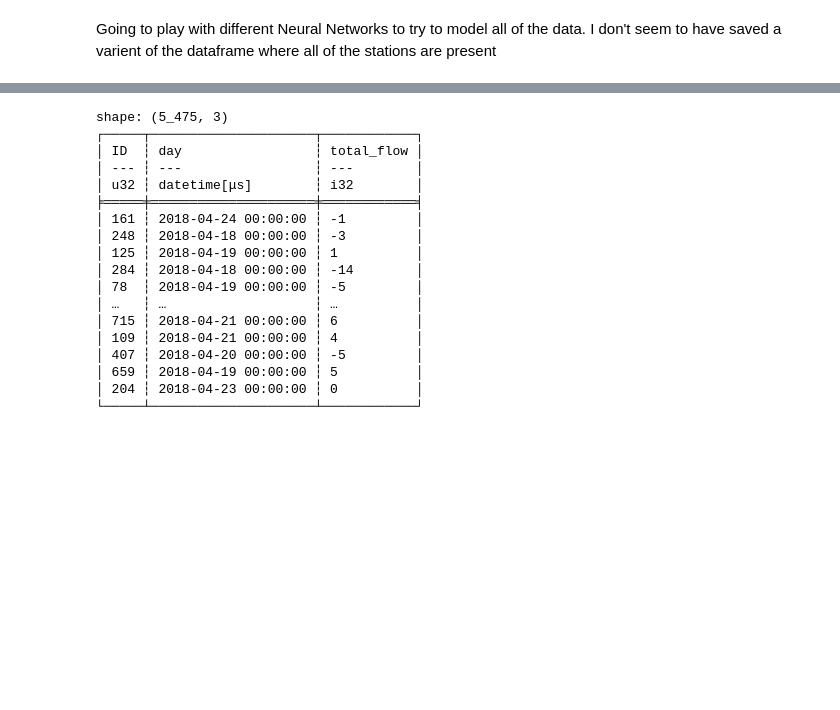
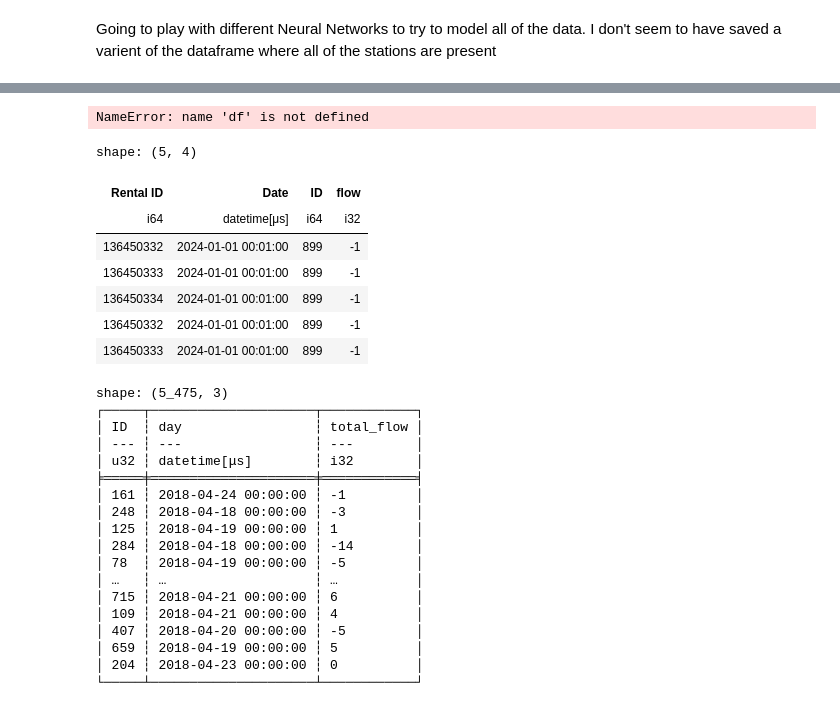
Before and after one commit to orenjhargreaves/TFL_bikes, a Jupyter notebook: Neural_network.ipynb, the cells around one changed output, grey strips where cells are left out. Saved outputs shown, nothing was run; the diff lists cells and outputs as text; code cells hidden in the pictures; blank space fills up the shorter version.

Commit message:
generated flows df for each year and saved as pickel

```diff
--- a/Neural_network.ipynb
+++ b/Neural_network.ipynb
@@ -73,12 +129,0 @@ if CSVs_to_df:
-# %%
-pickle_dir = "pickle/CSV_data_df"
-if CSVs_to_df:
-    # save to pickle
-    with open(pickle_dir, 'wb') as f:
-        pickle.dump(merged_df, f)
-else:
-    #load from pickle
-    with open(pickle_dir, 'rb') as f:
-        df = pickle.load(f)
-
-df.head()
@@ -143,7 +129,0 @@ shape: (5, 5)
-# %%
-df_start = df_brief["Rental ID", "Start Date", "Start_ID"].rename({"Start Date": "Date", "Start_ID": "ID"}).with_columns(pl.lit(-1).alias("flow"))
-
-df_end = df_brief["Rental ID", "End Date", "End_ID"].rename({"End Date": "Date", "End_ID": "ID"}).with_columns(pl.lit(1).alias("flow"))
-
-df_flows = pl.concat([df_start, df_end]).sort("Date")
-df_flows.head(50)
@@ -198,3 +215,39 @@ shape: (9, 5)
+# %%
+df.head()
+# %% [output]
+NameError: name 'df' is not defined
+# %%
+# Generate yearly flows
+generate_yearly_flows = True
+flows_pickle_path = "pickle/flows"
+
+if generate_yearly_flows:
+
+
+    for year in tqdm(year_files.keys()):
+        #load from pickle
+        pickle_dir = f"{pickle_path}/CSV_to_df_{year}"
+        with open(pickle_dir, 'rb') as f:
+            df = pickle.load(f)
+
+        df = df.join(mapping_df.rename({"Station Name": "Start Station Name", "ID": "Start ID"}), on="Start Station Name", how="left")
+        df = df.join(mapping_df.rename({"Station Name": "End Station Name", "ID": "End ID"}), on="End Station Name", how="left")
+
+        df_start = df["Rental ID", "Start Date", "Start ID"].rename({"Start Date": "Date", "Start ID": "ID"}).with_columns(pl.lit(-1).alias("flow"))
+        df_end = df["Rental ID", "End Date", "End ID"].rename({"End Date": "Date", "End ID": "ID"}).with_columns(pl.lit(1).alias("flow"))
+        df_flows = pl.concat([df_start, df_end]).sort("Date")
+
+        with open(f"{flows_pickle_path}/flow_{year}", 'wb') as f:
+            pickle.dump(mapping_df, f)
+# %% [output]
+shape: (5, 4)
+| Rental ID | Date | ID | flow |
+| i64 | datetime[μs] | i64 | i32 |
+| 136450332 | 2024-01-01 00:01:00 | 899 | -1 |
+| 136450333 | 2024-01-01 00:01:00 | 899 | -1 |
+| 136450334 | 2024-01-01 00:01:00 | 899 | -1 |
+| 136450332 | 2024-01-01 00:01:00 | 899 | -1 |
+| 136450333 | 2024-01-01 00:01:00 | 899 | -1 |
 # %%
 df_summed_by_day = (
     df_flows
```
Also changed, not shown: parts of 13 cells of this notebook.
